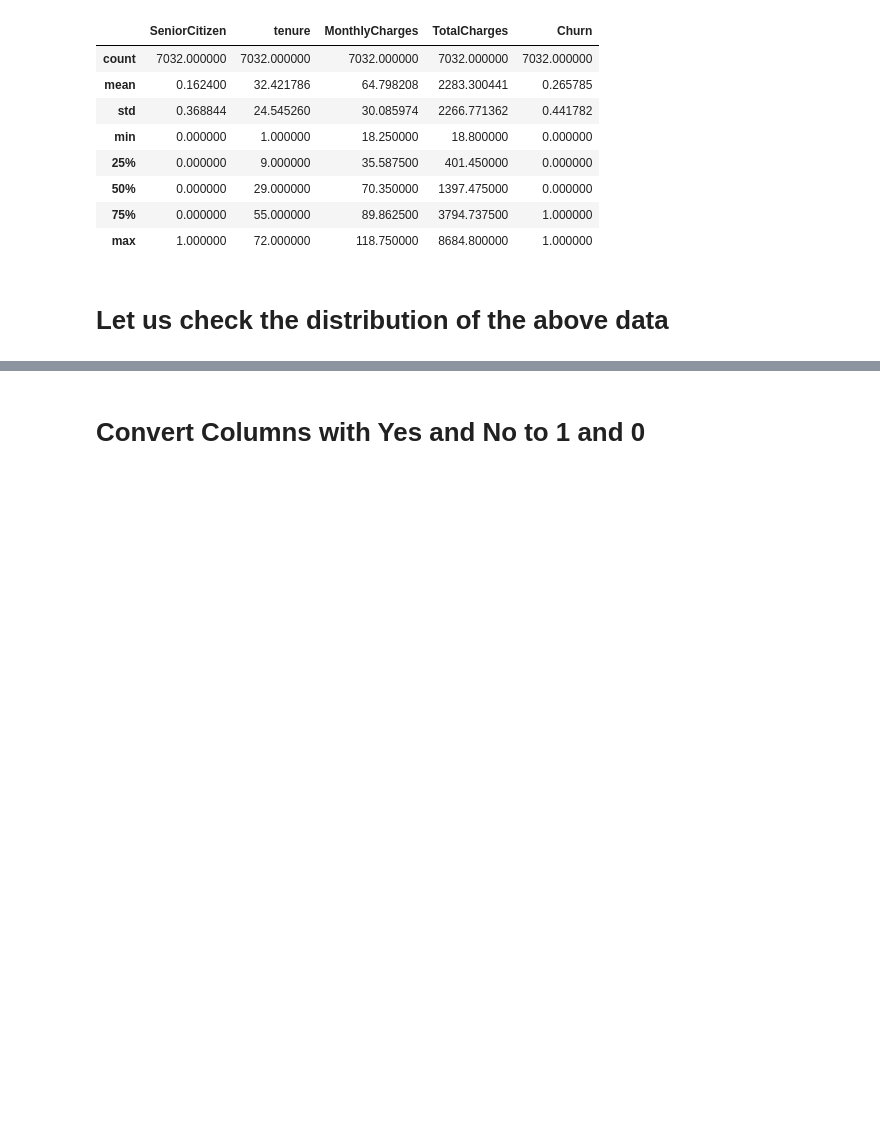
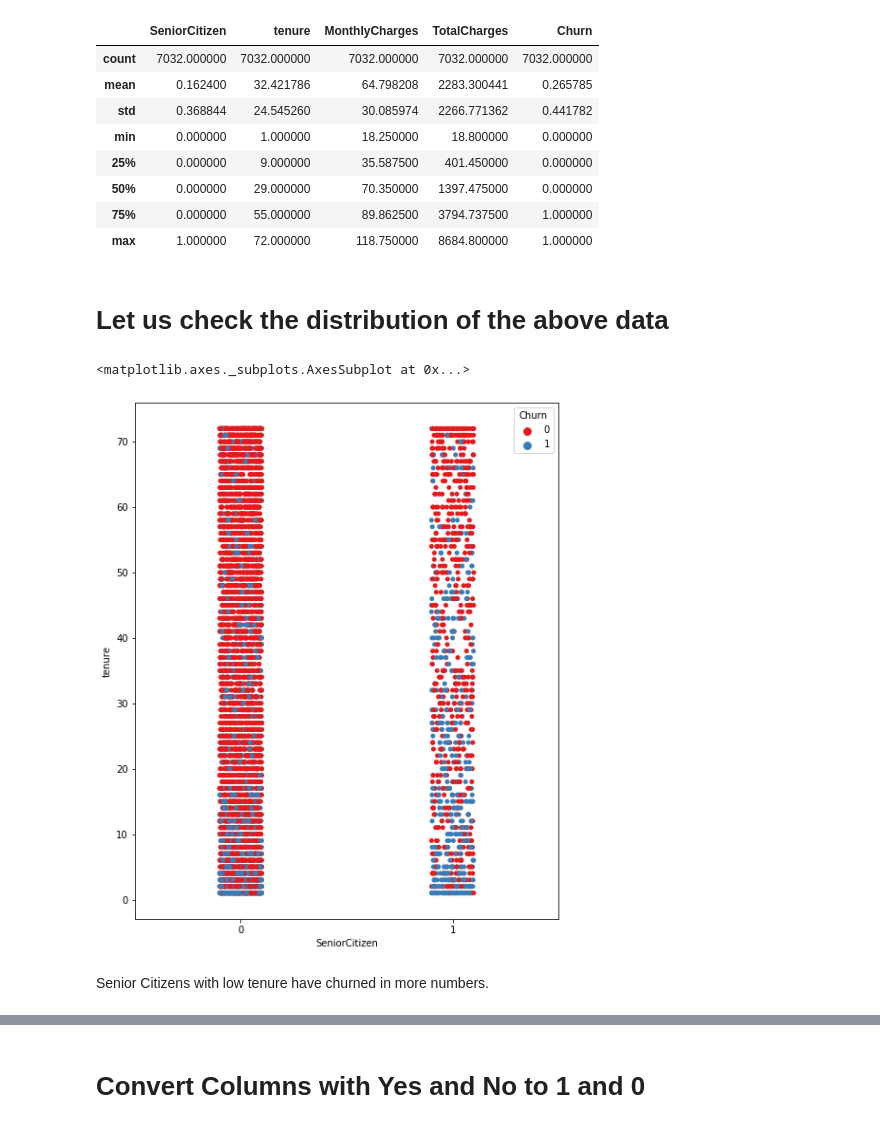
Before and after one commit to aadideshpande/Exploratory-Data-Analysis-of-Telco-Churn-dataset, a Jupyter notebook: eda-1.ipynb, the cells around one changed output, grey strips where cells are left out. Saved outputs shown, nothing was run; the diff lists cells and outputs as text; code cells hidden in the pictures; blank space fills up the shorter version.

```diff
--- a/eda-1.ipynb
+++ b/eda-1.ipynb
@@ -130,6 +130,14 @@ tdata.describe()
 | max | 1.000000 | 72.000000 | 118.750000 | 8684.800000 | 1.000000 |
 # %% [markdown]
 # Let us check the distribution of the above data
+# %%
+plt.figure(figsize=(8,10))
+sns.stripplot(x="SeniorCitizen", y="tenure", data=tdata,hue='Churn',palette='Set1')
+# %% [output]
+<matplotlib.axes._subplots.AxesSubplot at 0x...>
+[figure, added]
+# %% [markdown]
+ Senior Citizens with low tenure have churned in more numbers.
 # %%
 nums = ['tenure','MonthlyCharges','TotalCharges','SeniorCitizen']
 tdata[tdata.Churn==1][nums].hist(bins=30, figsize=(15, 9) ,color = "red", alpha=0.7)
```
Also changed, not shown: parts of 19 cells of this notebook, 1 other file.
